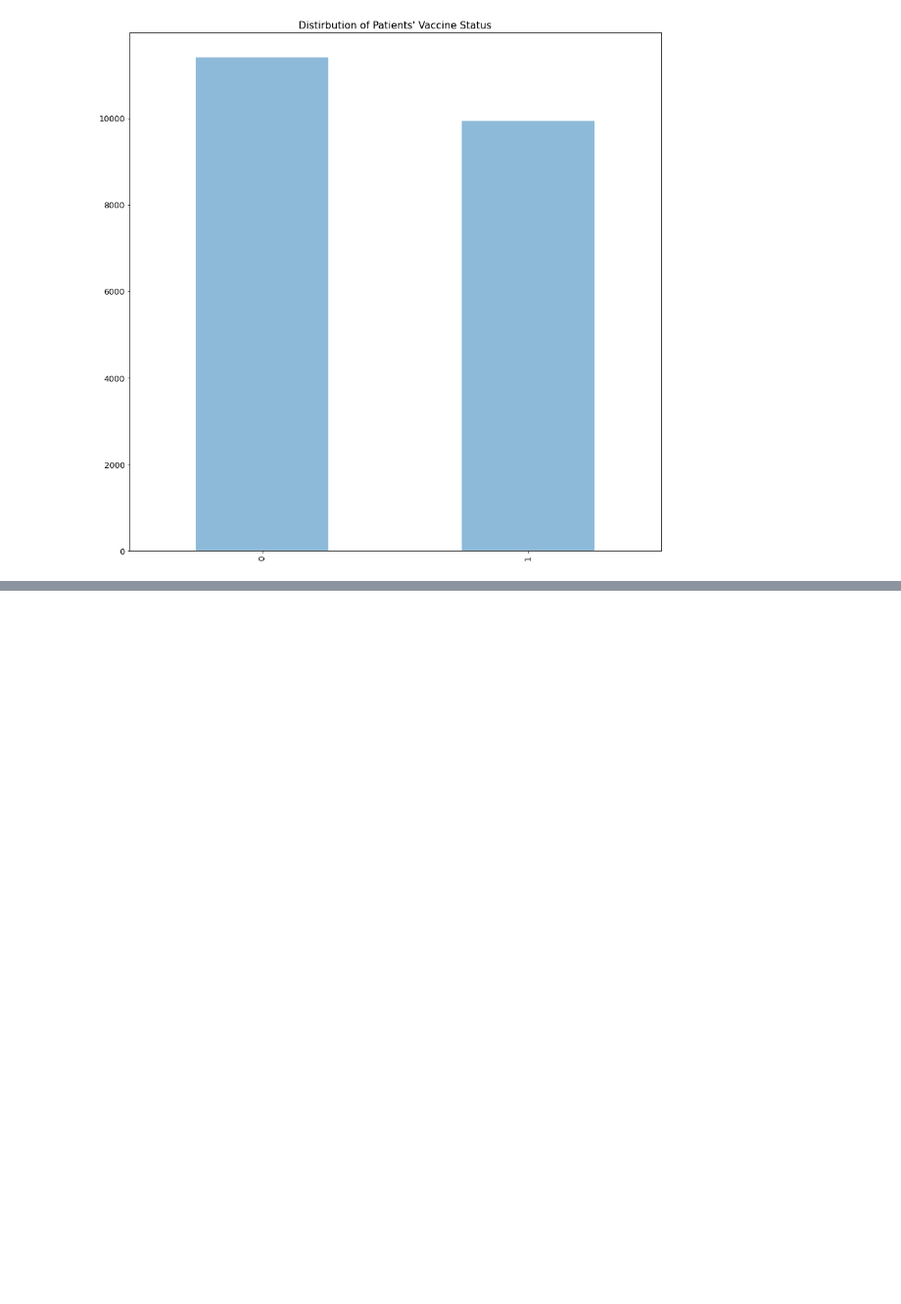
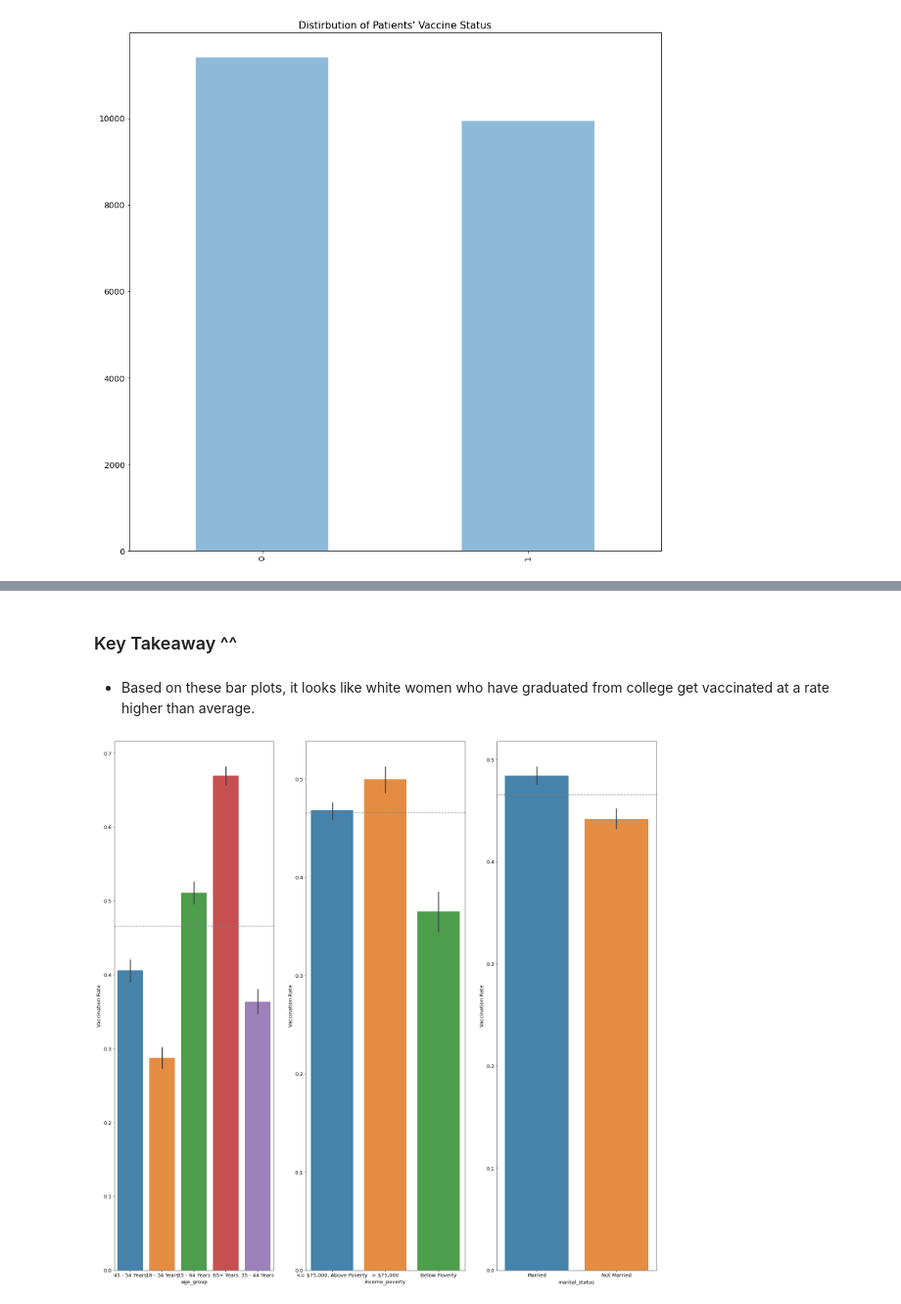
Before and after one commit to JadaShipp/predicting_flu, a Jupyter notebook: predicting_flu_vaccines_final.ipynb, the cells around one changed output, grey strips where cells are left out. Shown at 98% size. Cells and saved outputs as stored; diff of their text form; code cells hidden in the pictures; blank space fills up the shorter version.

```diff
--- a/predicting_flu_vaccines_final.ipynb
+++ b/predicting_flu_vaccines_final.ipynb
@@ -248,0 +260,8 @@ explore.distribution_of_seasonal_vaccine_status(seasonal_train)
+# %% [markdown]
+### Key Takeaway ^^
+# %% [markdown]
+- Based on these bar plots, it looks like white women who have graduated from college get vaccinated at a rate higher than average.
+# %%
+explore.age_income_marital_status_seaonal(seasonal_train)
+# %% [output]
+[figure, added]
```
Also changed, not shown: parts of 16 cells of this notebook.
